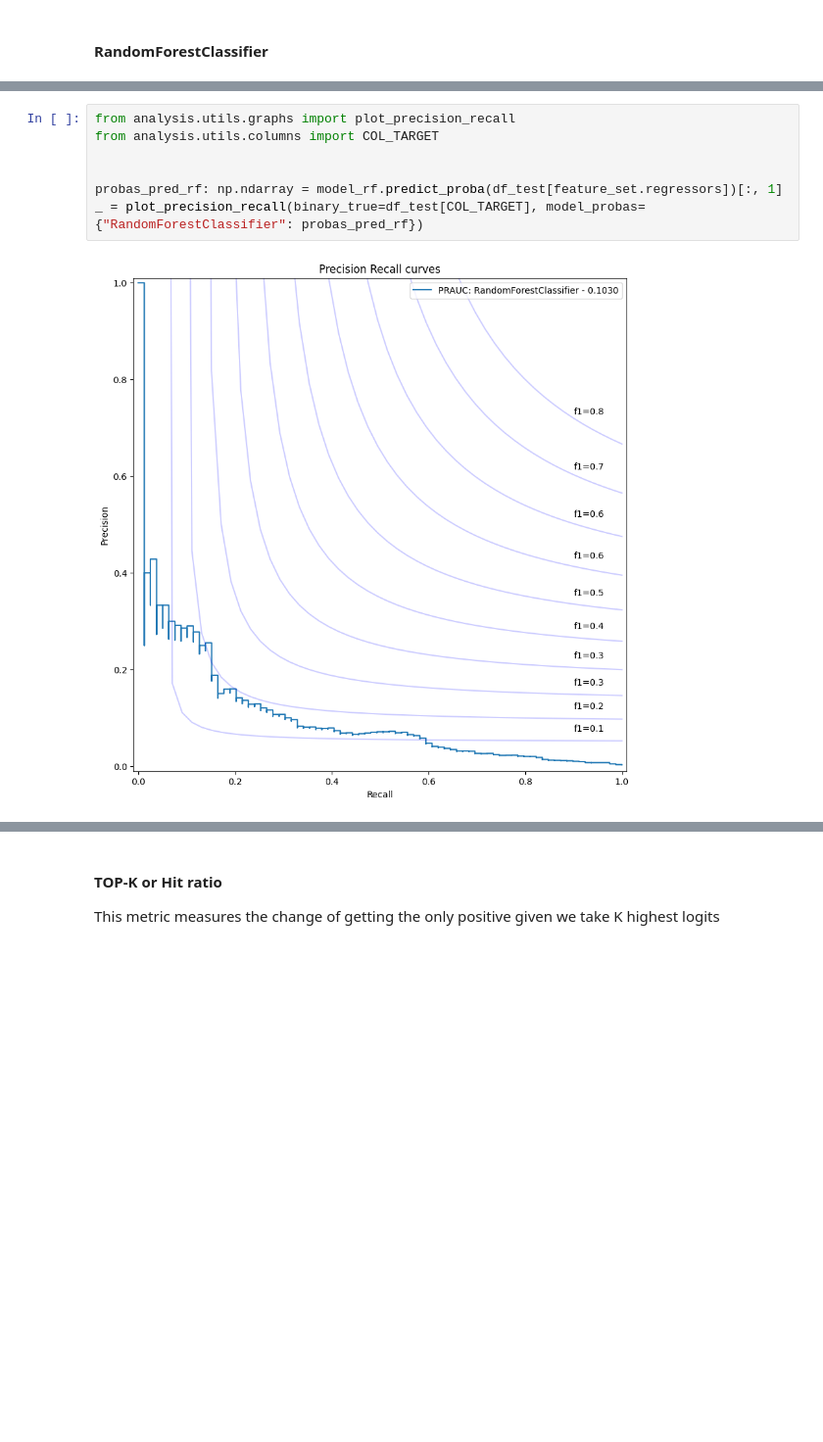
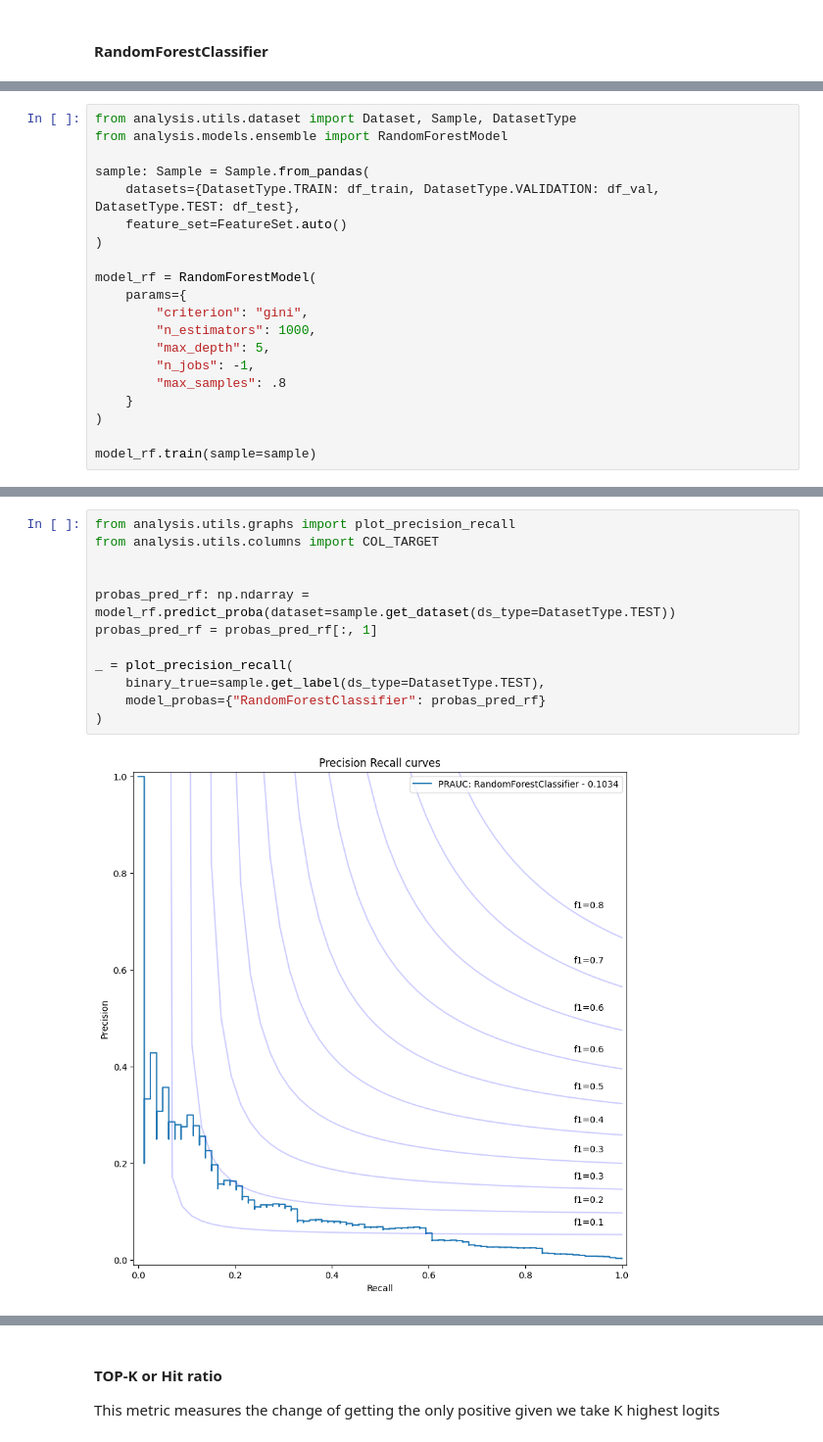
Before and after one commit to B0R0koko/pump-and-dump-prediction, a Jupyter notebook: src/analysis/research_notebook.ipynb, the cells around one changed output, grey strips where cells are left out. Shown at 98% size. Drawn from its saved outputs; the diff is of its cells as text; blank space fills up the shorter version.

```diff
--- a/src/analysis/research_notebook.ipynb
+++ b/src/analysis/research_notebook.ipynb
@@ -416,0 +403,20 @@ model_rf.train(X=df_train[feature_set.regressors], y=df_train[feature_set.target
+# %%
+from analysis.utils.dataset import Dataset, Sample, DatasetType
+from analysis.models.ensemble import RandomForestModel
+
+sample: Sample = Sample.from_pandas(
+    datasets={DatasetType.TRAIN: df_train, DatasetType.VALIDATION: df_val, DatasetType.TEST: df_test},
+    feature_set=FeatureSet.auto()
+)
+
+model_rf = RandomForestModel(
+    params={
+        "criterion": "gini",
+        "n_estimators": 1000,
+        "max_depth": 5,
+        "n_jobs": -1,
+        "max_samples": .8
+    }
+)
+
+model_rf.train(sample=sample)
@@ -417,9 +425,14 @@ model_rf.train(X=df_train[feature_set.regressors], y=df_train[feature_set.target
 # %%
 from analysis.utils.graphs import plot_precision_recall
 from analysis.utils.columns import COL_TARGET
 
 
-probas_pred_rf: np.ndarray = model_rf.predict_proba(df_test[feature_set.regressors])[:, 1]
-_ = plot_precision_recall(binary_true=df_test[COL_TARGET], model_probas={"RandomForestClassifier": probas_pred_rf})
+probas_pred_rf: np.ndarray = model_rf.predict_proba(dataset=sample.get_dataset(ds_type=DatasetType.TEST))
+probas_pred_rf = probas_pred_rf[:, 1]
+
+_ = plot_precision_recall(
+    binary_true=sample.get_label(ds_type=DatasetType.TEST),
+    model_probas={"RandomForestClassifier": probas_pred_rf}
+)
 # %% [output]
-[figure, old version]
+[figure, new version]
```
Also changed, not shown: parts of 28 cells of this notebook, 1 other file.
